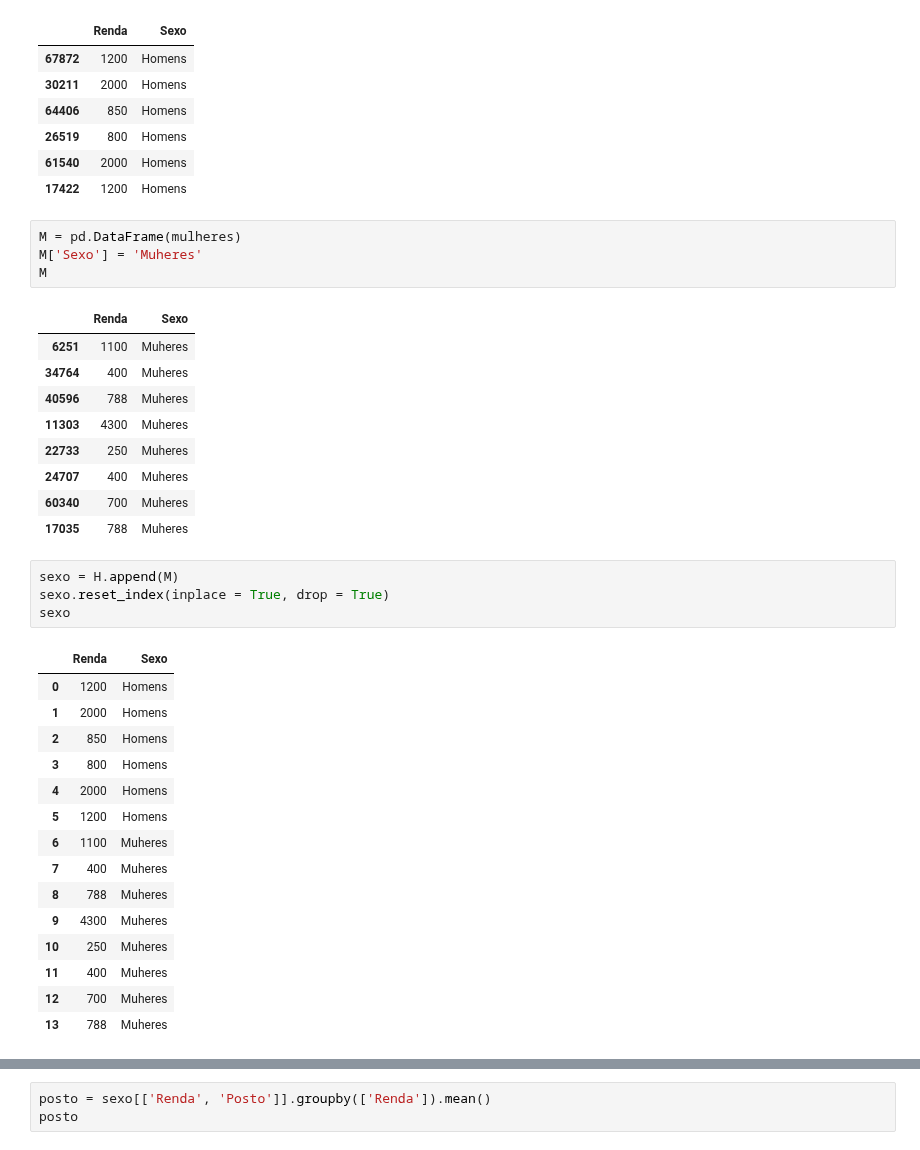
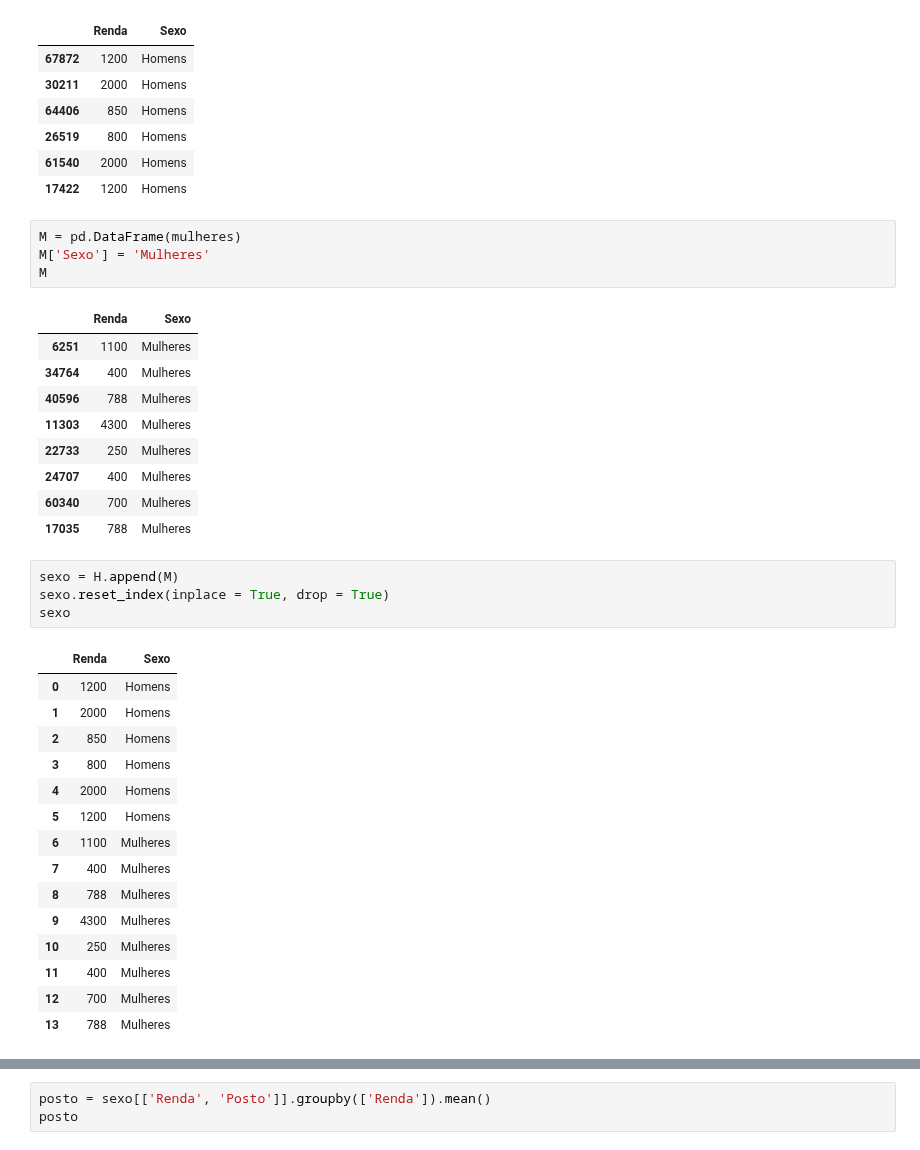
Before and after one commit to fcardosoo/Alura-008-Statistics-with-python-hypothesis-testing, a Jupyter notebook: Curso_de_Estatística_Parte_3.ipynb, the cells around one changed output, grey strips where cells are left out. Saved outputs shown, nothing was run; the diff lists cells and outputs as text.

```diff
--- a/Curso_de_Estatística_Parte_3.ipynb
+++ b/Curso_de_Estatística_Parte_3.ipynb
@@ -1456,18 +1456,18 @@ H
 | 17422 | 1200 | Homens |
 # %%
 M = pd.DataFrame(mulheres)
-M['Sexo'] = 'Muheres'
+M['Sexo'] = 'Mulheres'
 M
 # %% [output]
 |  | Renda | Sexo |
-| 6251 | 1100 | Muheres |
-| 34764 | 400 | Muheres |
-| 40596 | 788 | Muheres |
-| 11303 | 4300 | Muheres |
-| 22733 | 250 | Muheres |
-| 24707 | 400 | Muheres |
-| 60340 | 700 | Muheres |
-| 17035 | 788 | Muheres |
+| 6251 | 1100 | Mulheres |
+| 34764 | 400 | Mulheres |
+| 40596 | 788 | Mulheres |
+| 11303 | 4300 | Mulheres |
+| 22733 | 250 | Mulheres |
+| 24707 | 400 | Mulheres |
+| 60340 | 700 | Mulheres |
+| 17035 | 788 | Mulheres |
 # %%
 sexo = H.append(M)
 sexo.reset_index(inplace = True, drop = True)
@@ -1480,14 +1480,14 @@ sexo
 | 3 | 800 | Homens |
 | 4 | 2000 | Homens |
 | 5 | 1200 | Homens |
-| 6 | 1100 | Muheres |
-| 7 | 400 | Muheres |
-| 8 | 788 | Muheres |
-| 9 | 4300 | Muheres |
-| 10 | 250 | Muheres |
-| 11 | 400 | Muheres |
-| 12 | 700 | Muheres |
-| 13 | 788 | Muheres |
+| 6 | 1100 | Mulheres |
+| 7 | 400 | Mulheres |
+| 8 | 788 | Mulheres |
+| 9 | 4300 | Mulheres |
+| 10 | 250 | Mulheres |
+| 11 | 400 | Mulheres |
+| 12 | 700 | Mulheres |
+| 13 | 788 | Mulheres |
 # %%
 sexo.sort_values(by = 'Renda', inplace = True)
 sexo
```
Also changed, not shown: parts of 14 cells of this notebook.
